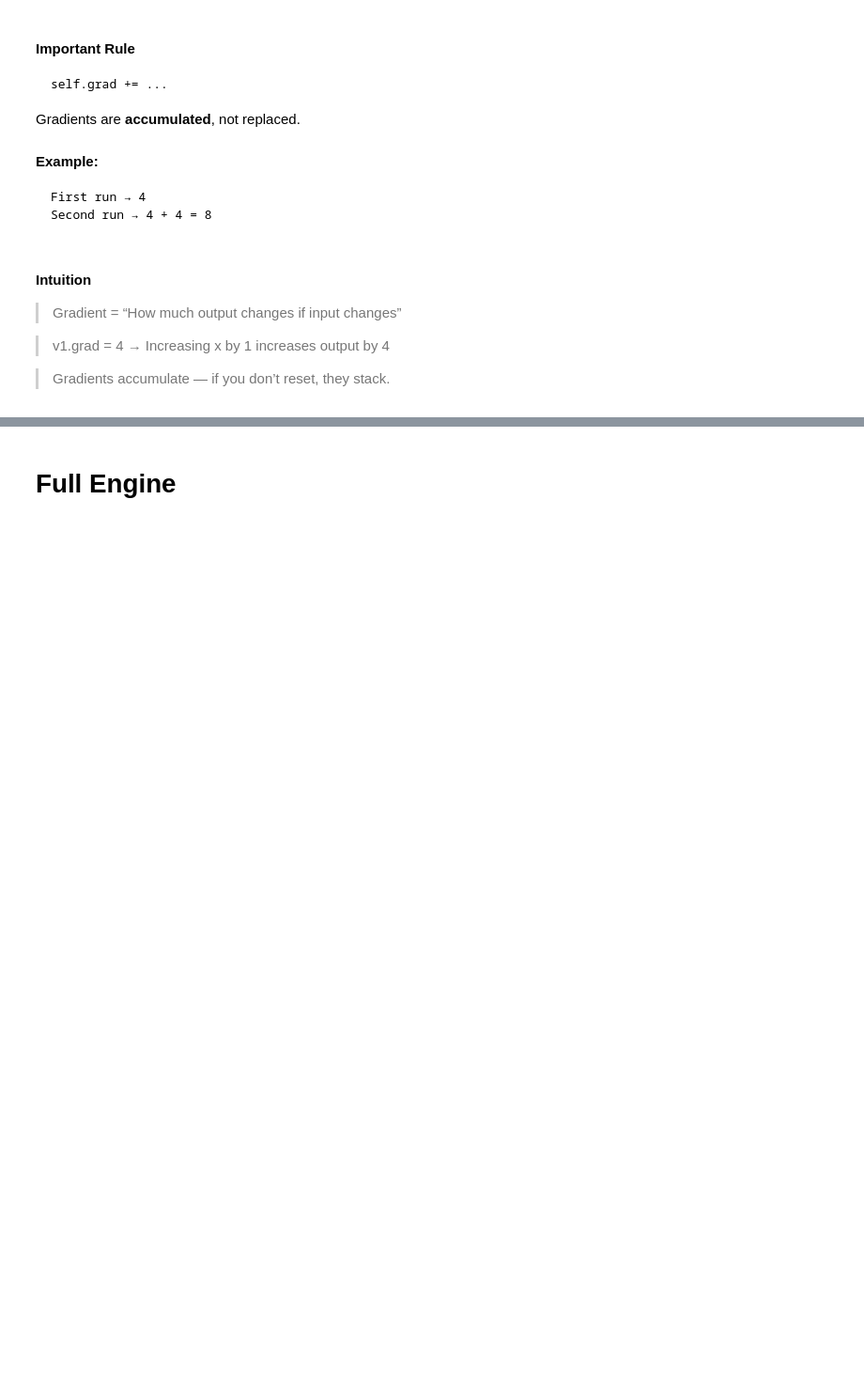
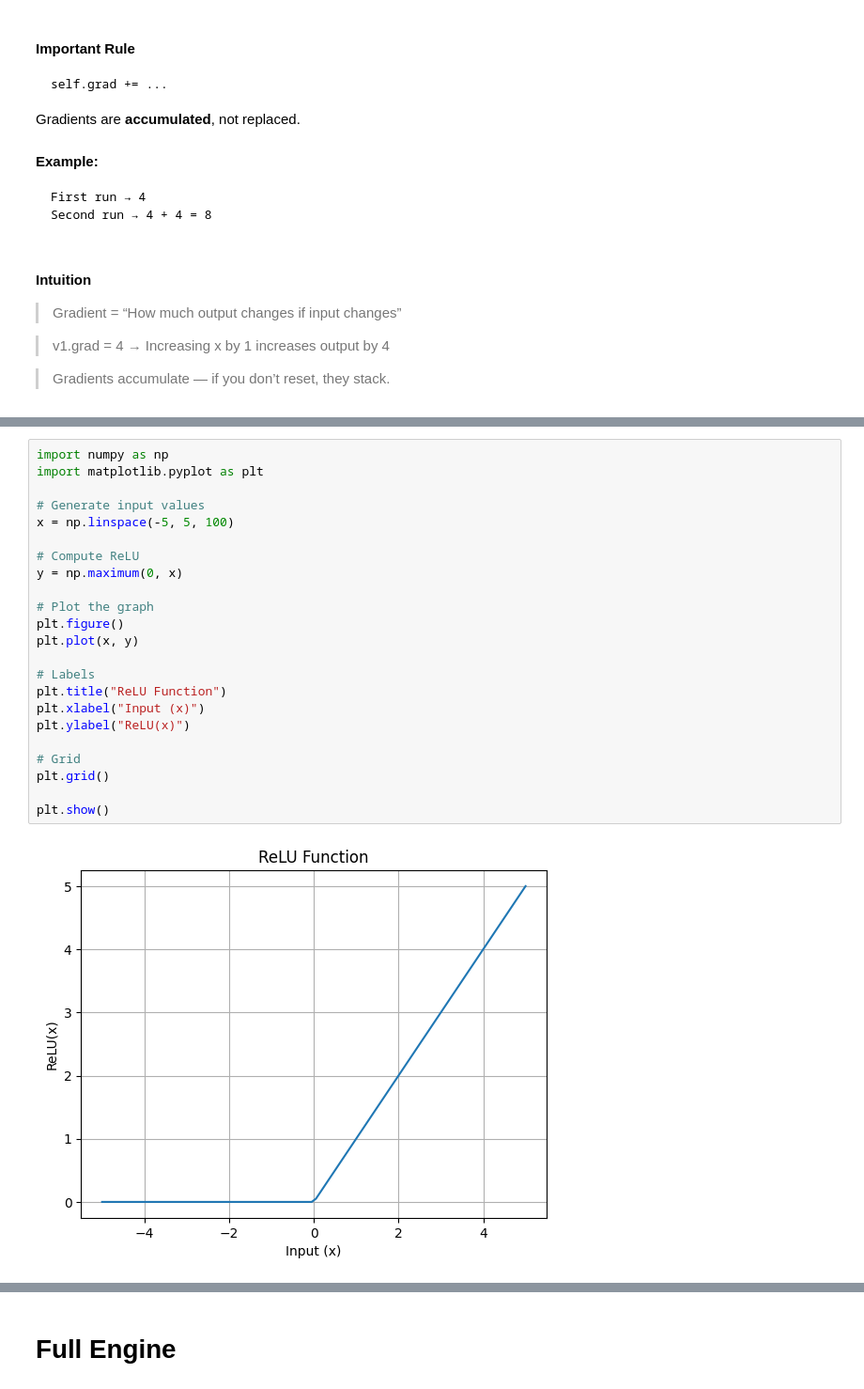
Before and after one commit to helloRahulkp/Notes, a Jupyter notebook: ANN-Foundation/notebooks/Automatic Gradient.ipynb, the cells around one changed output, grey strips where cells are left out. Shown at 94% size. Saved outputs shown, nothing was run; the diff lists cells and outputs as text; blank space fills up the shorter version.

```diff
--- a/ANN-Foundation/notebooks/Automatic Gradient.ipynb
+++ b/ANN-Foundation/notebooks/Automatic Gradient.ipynb
@@ -361,0 +725,25 @@ Second run → 4 + 4 = 8
+# %%
+import numpy as np
+import matplotlib.pyplot as plt
+
+# Generate input values
+x = np.linspace(-5, 5, 100)
+
+# Compute ReLU
+y = np.maximum(0, x)
+
+# Plot the graph
+plt.figure()
+plt.plot(x, y)
+
+# Labels
+plt.title("ReLU Function")
+plt.xlabel("Input (x)")
+plt.ylabel("ReLU(x)")
+
+# Grid
+plt.grid()
+
+plt.show()
+# %% [output]
+[figure, added]
```
Also changed, not shown: parts of 60 cells of this notebook, 3 other files.
